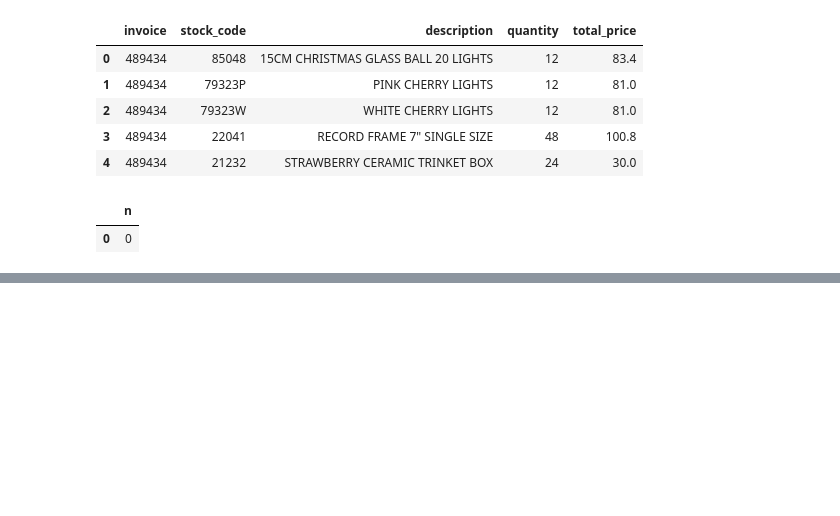
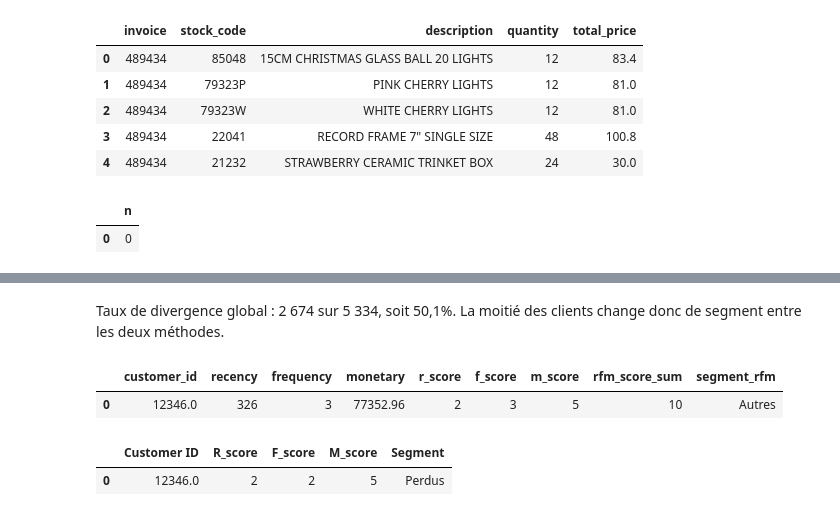
Before and after one commit to Nithilan16/Online_retail-rfm-segmentation, a Jupyter notebook: notebooks/online_retail.ipynb, the cells around one changed output, grey strips where cells are left out. Cells and saved outputs as stored; diff of their text form; code cells hidden in the pictures; blank space fills up the shorter version.

```diff
--- a/notebooks/online_retail.ipynb
+++ b/notebooks/online_retail.ipynb
@@ -1269,0 +1344,16 @@ pd.read_sql("""
+# %% [markdown]
+Taux de divergence global : 2 674 sur 5 334, soit 50,1%. La moitié des clients change donc de segment entre les deux méthodes.
+# %%
+# Segmentation RFM sur le client '12346' sur sql
+
+pd.read_sql("SELECT * FROM vw_customer_segments WHERE customer_id = 12346", engine)
+# %% [output]
+|  | customer_id | recency | frequency | monetary | r_score | f_score | m_score | rfm_score_sum | segment_rfm |
+| 0 | 12346.0 | 326 | 3 | 77352.96 | 2 | 3 | 5 | 10 | Autres |
+# %%
+# Segmentation RFM sur le client '12346' sur python
+
+rfm[rfm['Customer ID'] == 12346][['Customer ID', 'R_score', 'F_score', 'M_score', 'Segment']]
+# %% [output]
+|  | Customer ID | R_score | F_score | M_score | Segment |
+| 0 | 12346.0 | 2 | 2 | 5 | Perdus |
```
Also changed, not shown: parts of 10 cells of this notebook.
